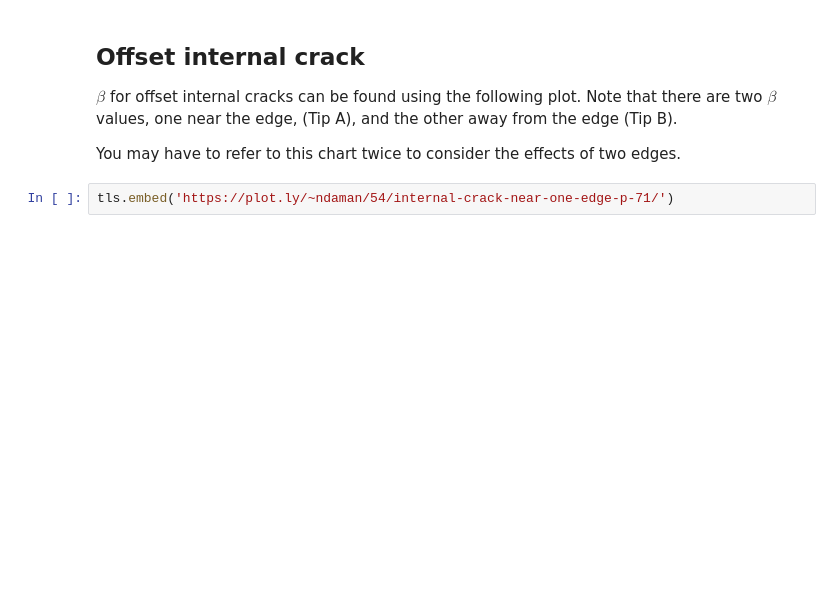
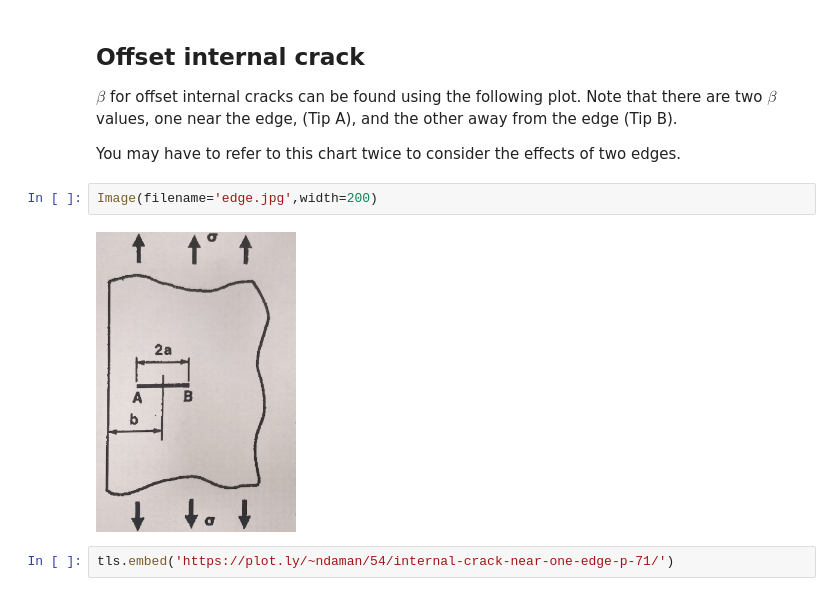
Before and after one commit to ndaman/damagetolerance, a Jupyter notebook: Compounding Figures.ipynb, the cells around one changed output. Saved outputs shown, nothing was run; the diff lists cells and outputs as text; blank space fills up the shorter version.

```diff
--- a/Compounding Figures.ipynb
+++ b/Compounding Figures.ipynb
@@ -16,6 +21,10 @@ tls.embed('https://plot.ly/~ndaman/56/finite-height-in-finite-width-center-crack
 $\beta$ for offset internal cracks can be found using the following plot. Note that there are two $\beta$ values, one near the  edge, (Tip A), and the other away from the edge (Tip B).
 
 You may have to refer to this chart twice to consider the effects of two edges.
+# %%
+Image(filename='edge.jpg',width=200)
+# %% [output]
+[figure, added]
 # %%
 tls.embed('https://plot.ly/~ndaman/54/internal-crack-near-one-edge-p-71/')
 # %% [output]
```
Also changed, not shown: parts of 2 cells of this notebook, 4 other files.
